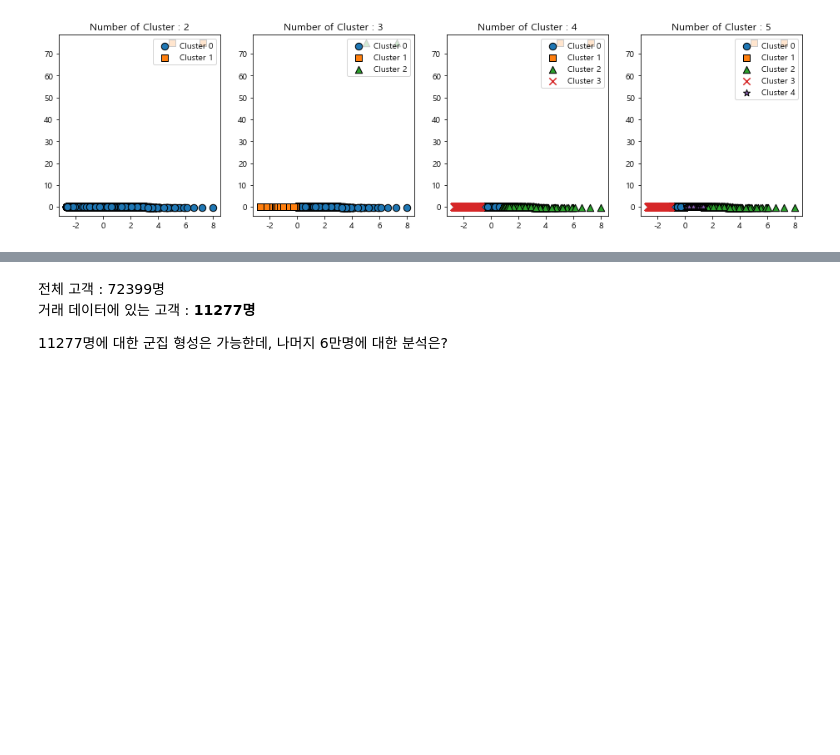
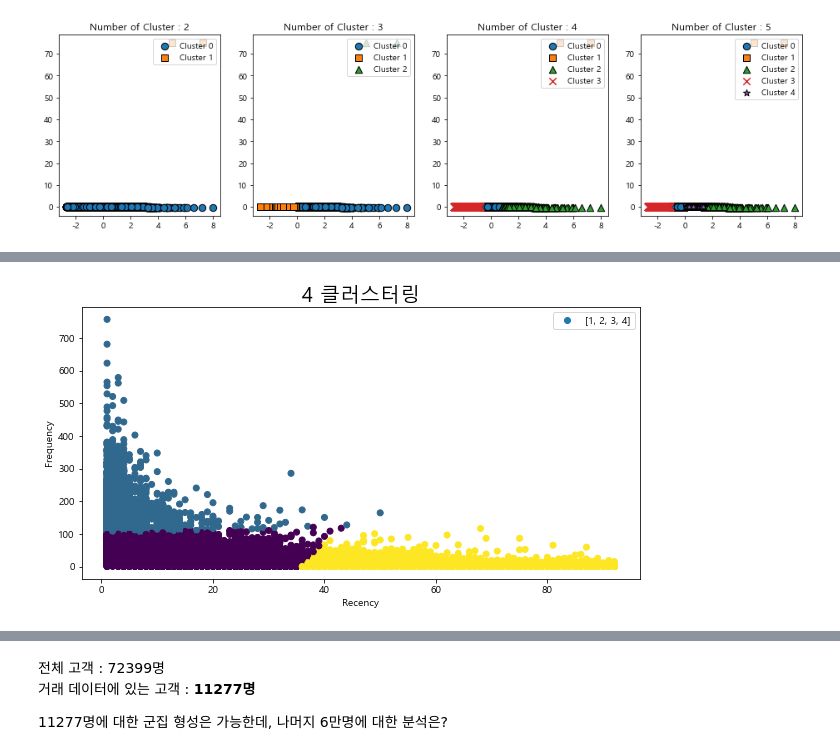
Before and after one commit to Gyeol0/Personalized-Content-Recommendation, a Jupyter notebook: clustering.ipynb, the cells around one changed output, grey strips where cells are left out. Cells and saved outputs as stored; diff of their text form; code cells hidden in the pictures; blank space fills up the shorter version.

Commit message:
clustering

```diff
--- a/clustering.ipynb
+++ b/clustering.ipynb
@@ -549,0 +523,2 @@ dataframe
+# %%
+cust_df['cluster_label'] = cluster_labels
@@ -549,0 +579,10 @@ dataframe
+# %%
+plt.figure(figsize=(10,5))
+plt.scatter(data = cust_df, x = 'Recency', y = 'Frequency', c = 'cluster_label', label = [1,2,3,4])
+plt.title('4 클러스터링',fontsize = 20)
+plt.legend()
+plt.xlabel('Recency')
+plt.ylabel('Frequency')
+plt.show()
+# %% [output]
+[figure, added]
```
Also changed, not shown: parts of 22 cells of this notebook.
